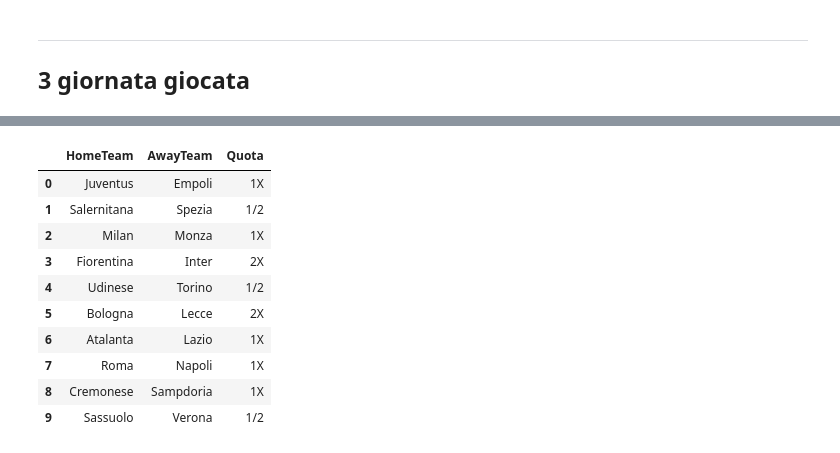
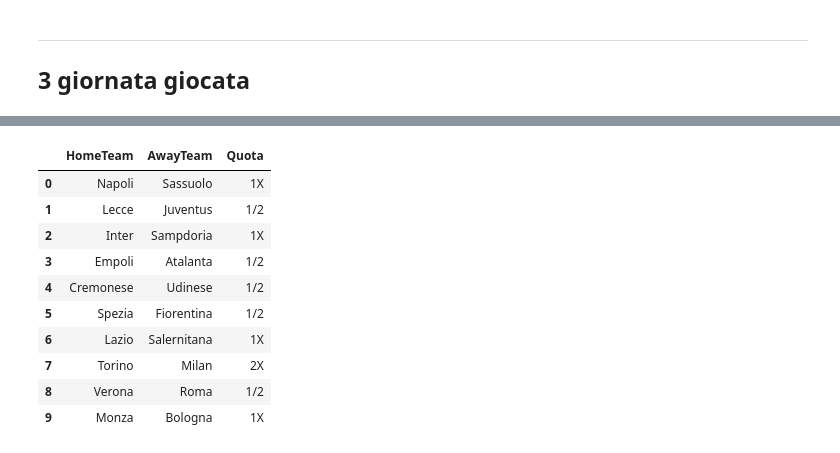
Before and after one commit to MattiaGatto/football-match-betting-predictions, a Jupyter notebook: prediction_result_of_football_match.ipynb, the cells around one changed output, grey strips where cells are left out. Saved outputs shown, nothing was run; the diff lists cells and outputs as text; code cells hidden in the pictures.

```diff
--- a/prediction_result_of_football_match.ipynb
+++ b/prediction_result_of_football_match.ipynb
@@ -1513,3 +1585,14 @@ ds_pred={'Juventus - Empoli':{'ora':'20:45','data':'21/10/2022'}
+# %%
+ds_pred={'Napoli - Sassuolo':{'ora':'15:00','data':'29/10/2022'}
+         ,'Lecce - Juventus':{'ora':'18:00','data':'29/10/2022'}
+         ,'Inter - Sampdoria':{'ora':'20:45' ,'data':'29/10/2022'}
+         ,'Empoli - Atalanta':{'ora':'12:30','data':'30/10/2022'}
+         ,'Cremonese - Udinese':{'ora':'15:00','data':'30/10/2022'}
+         ,'Spezia - Fiorentina':{'ora':'15:00','data':'30/10/2022'}
+         ,'Lazio - Salernitana':{'ora':'18:00','data':'30/10/2022'}
+         ,'Torino - Milan':{'ora':'20:45','data':'30/10/2022'}
+         ,'Verona - Roma':{'ora':'18:30','data':'31/10/2022'}
+         ,'Monza - Bologna':{'ora':'20:45','data':'31/10/2022'}}
 # %%
 new_ds={"Date":[],"HomeTeam":[],"AwayTeam":[],"B365H":[],"B365D":[],"B365A":[],"BWH":[],"BWD":[],"BWA":[],"IWH":[],"IWD":[],"IWA":[],"PSH":[],"PSD":[],"PSA":[],"WHH":[],"WHD":[],"WHA":[],"VCH":[],"VCD":[],"VCA":[]}
 # %%
@@ -1623,24 +1706,24 @@ new_pred_ds_scaler_pred_proba_1X_2X
 # %%
 ris=[]
 for pr in new_pred_ds_scaler_pred_proba_1X_2X:
-  if abs(pr[0]-pr[1])<=0.15:
+  if abs(pr[0]-pr[1])<=0.35:
     ris.append('1/2')
   else:
     if pr[0]>pr[1]:
       ris.append('1X')
     else:
       ris.append('2X')
 new_pred_ds_valid['Quota']=ris
 new_pred_ds_valid
 # %% [output]
 |  | HomeTeam | AwayTeam | Quota |
-| 0 | Juventus | Empoli | 1X |
-| 1 | Salernitana | Spezia | 1/2 |
-| 2 | Milan | Monza | 1X |
-| 3 | Fiorentina | Inter | 2X |
-| 4 | Udinese | Torino | 1/2 |
-| 5 | Bologna | Lecce | 2X |
-| 6 | Atalanta | Lazio | 1X |
-| 7 | Roma | Napoli | 1X |
-| 8 | Cremonese | Sampdoria | 1X |
-| 9 | Sassuolo | Verona | 1/2 |
+| 0 | Napoli | Sassuolo | 1X |
+| 1 | Lecce | Juventus | 1/2 |
+| 2 | Inter | Sampdoria | 1X |
+| 3 | Empoli | Atalanta | 1/2 |
+| 4 | Cremonese | Udinese | 1/2 |
+| 5 | Spezia | Fiorentina | 1/2 |
+| 6 | Lazio | Salernitana | 1X |
+| 7 | Torino | Milan | 2X |
+| 8 | Verona | Roma | 1/2 |
+| 9 | Monza | Bologna | 1X |
```
Also changed, not shown: parts of 27 cells of this notebook.
